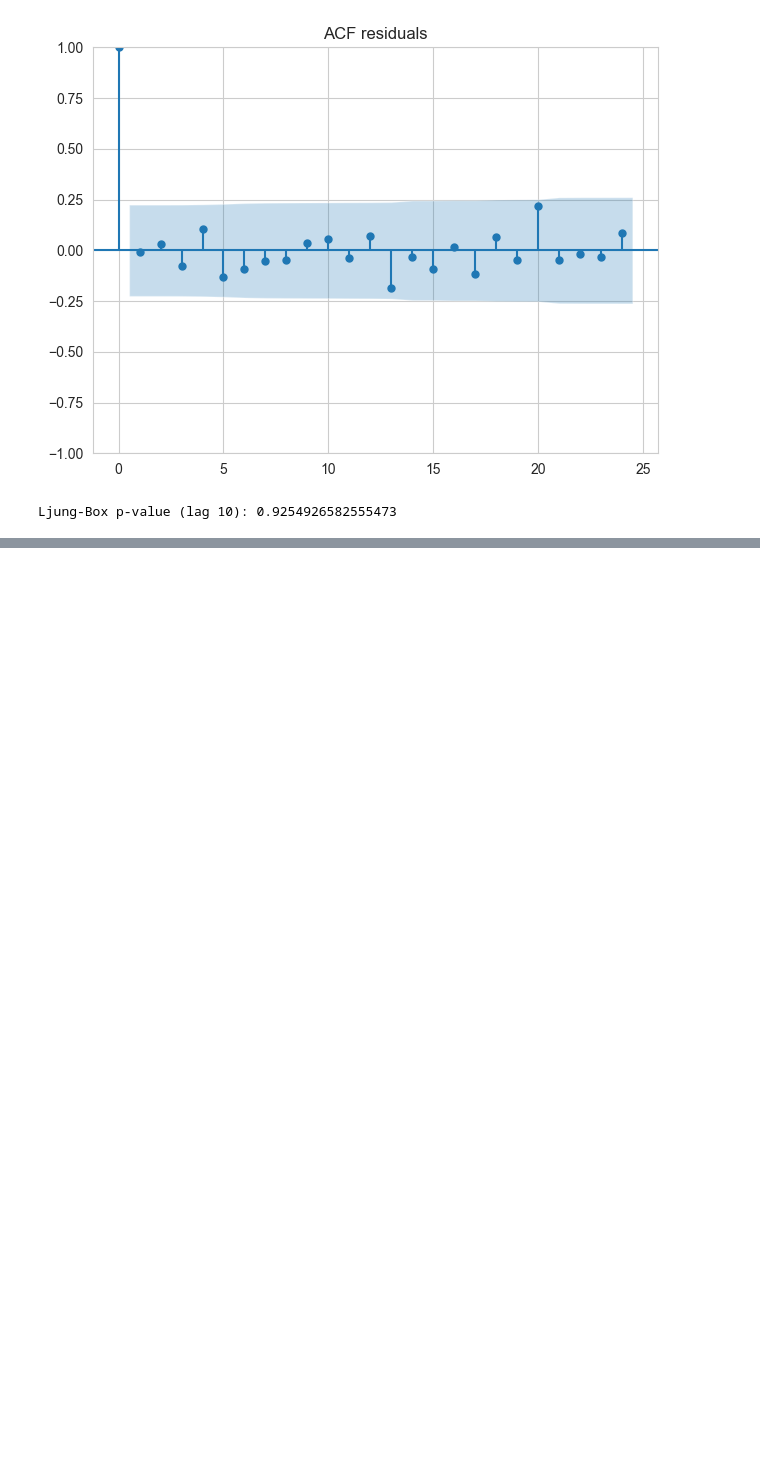
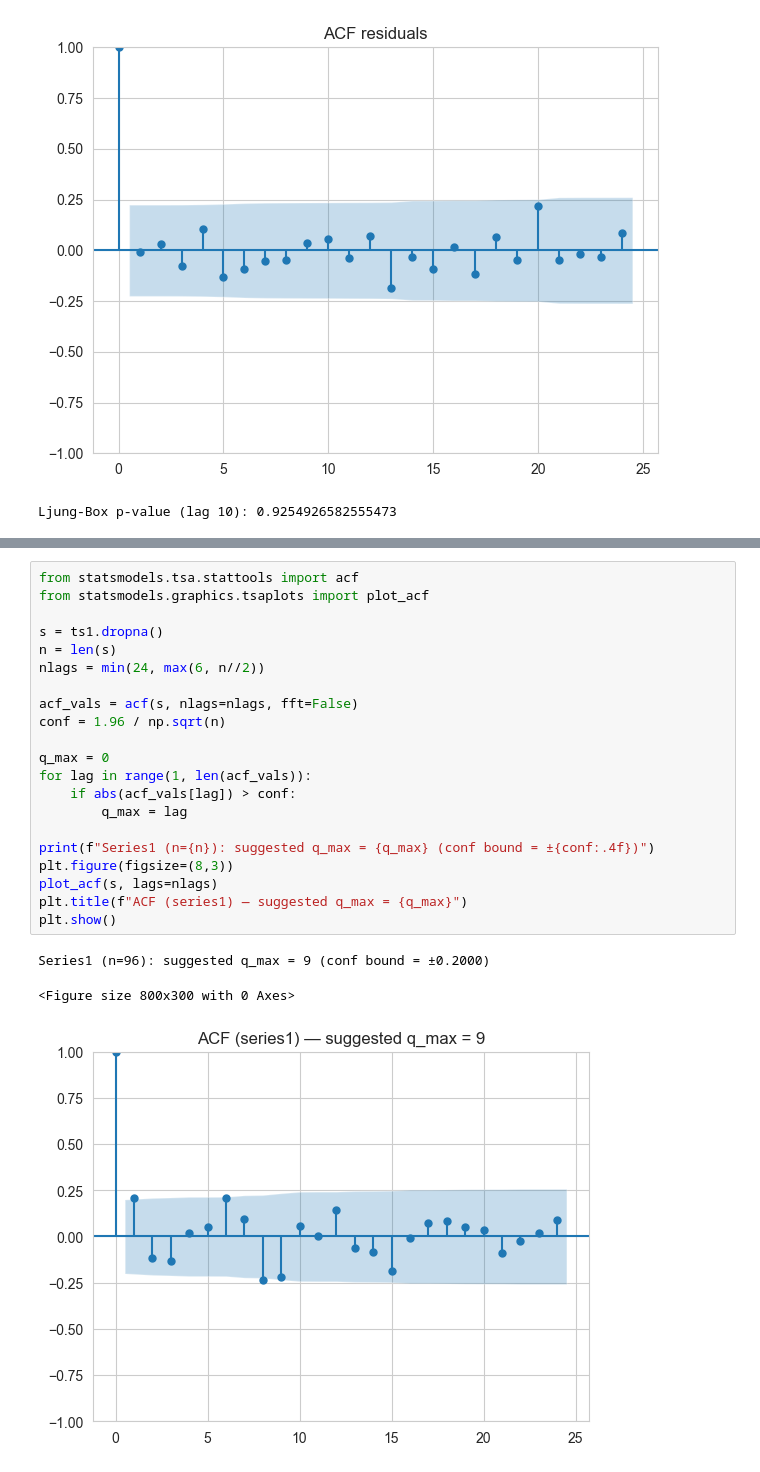
Before and after one commit to Kairyou-ML/TimeSeriesAnalysis, a Jupyter notebook: Part1.ipynb, the cells around one changed output, grey strips where cells are left out. Drawn from its saved outputs; the diff is of its cells as text; blank space fills up the shorter version.

```diff
--- a/Part1.ipynb
+++ b/Part1.ipynb
@@ -877,0 +959,25 @@ Ljung-Box p-value (lag 10): 0.9254926582555473
+# %%
+from statsmodels.tsa.stattools import acf
+from statsmodels.graphics.tsaplots import plot_acf
+
+s = ts1.dropna()
+n = len(s)
+nlags = min(24, max(6, n//2))
+
+acf_vals = acf(s, nlags=nlags, fft=False)
+conf = 1.96 / np.sqrt(n)
+
+q_max = 0
+for lag in range(1, len(acf_vals)):
+    if abs(acf_vals[lag]) > conf:
+        q_max = lag
+
+print(f"Series1 (n={n}): suggested q_max = {q_max} (conf bound = ±{conf:.4f})")
+plt.figure(figsize=(8,3))
+plot_acf(s, lags=nlags)
+plt.title(f"ACF (series1) — suggested q_max = {q_max}")
+plt.show()
+# %% [output]
+Series1 (n=96): suggested q_max = 9 (conf bound = ±0.2000)
+<Figure size 800x300 with 0 Axes>
+[figure, added]
```
Also changed, not shown: parts of 41 cells of this notebook, 2 other files.
